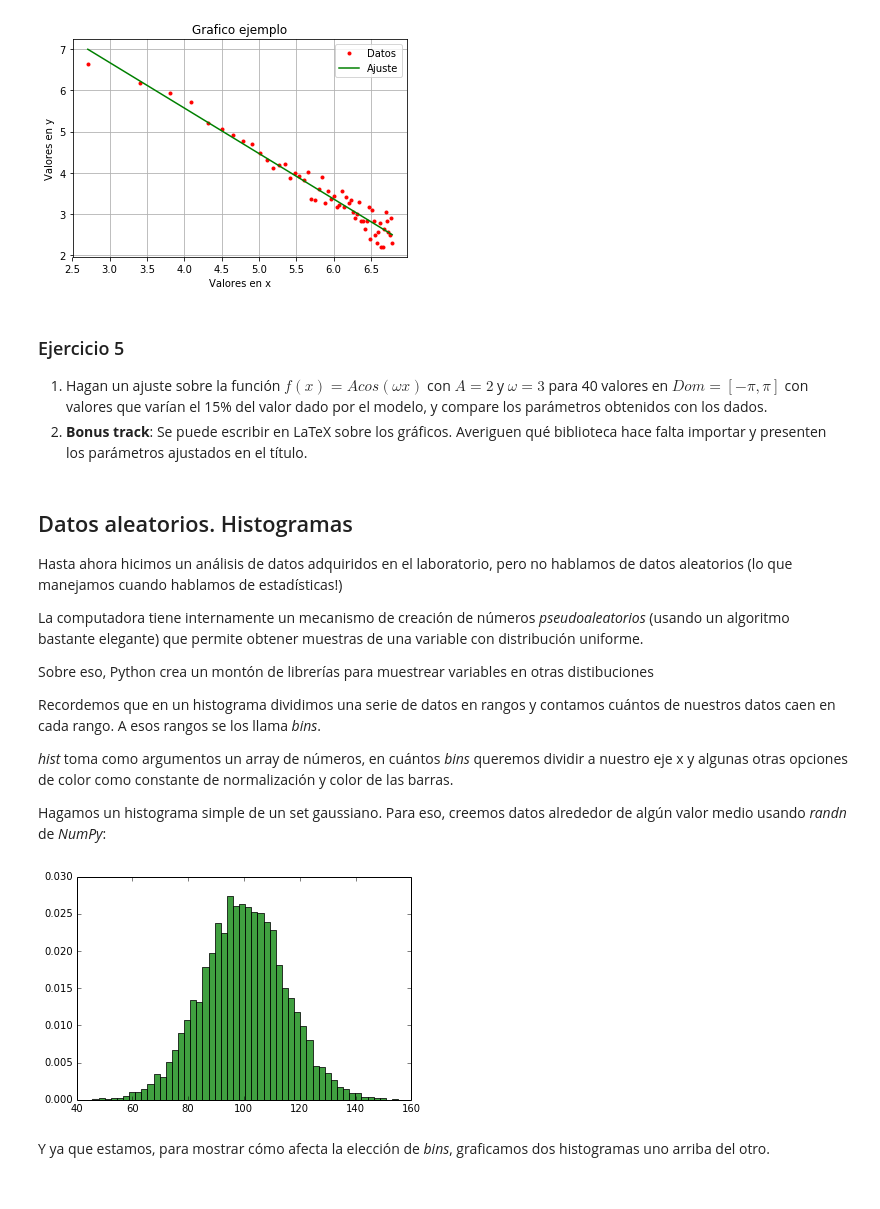
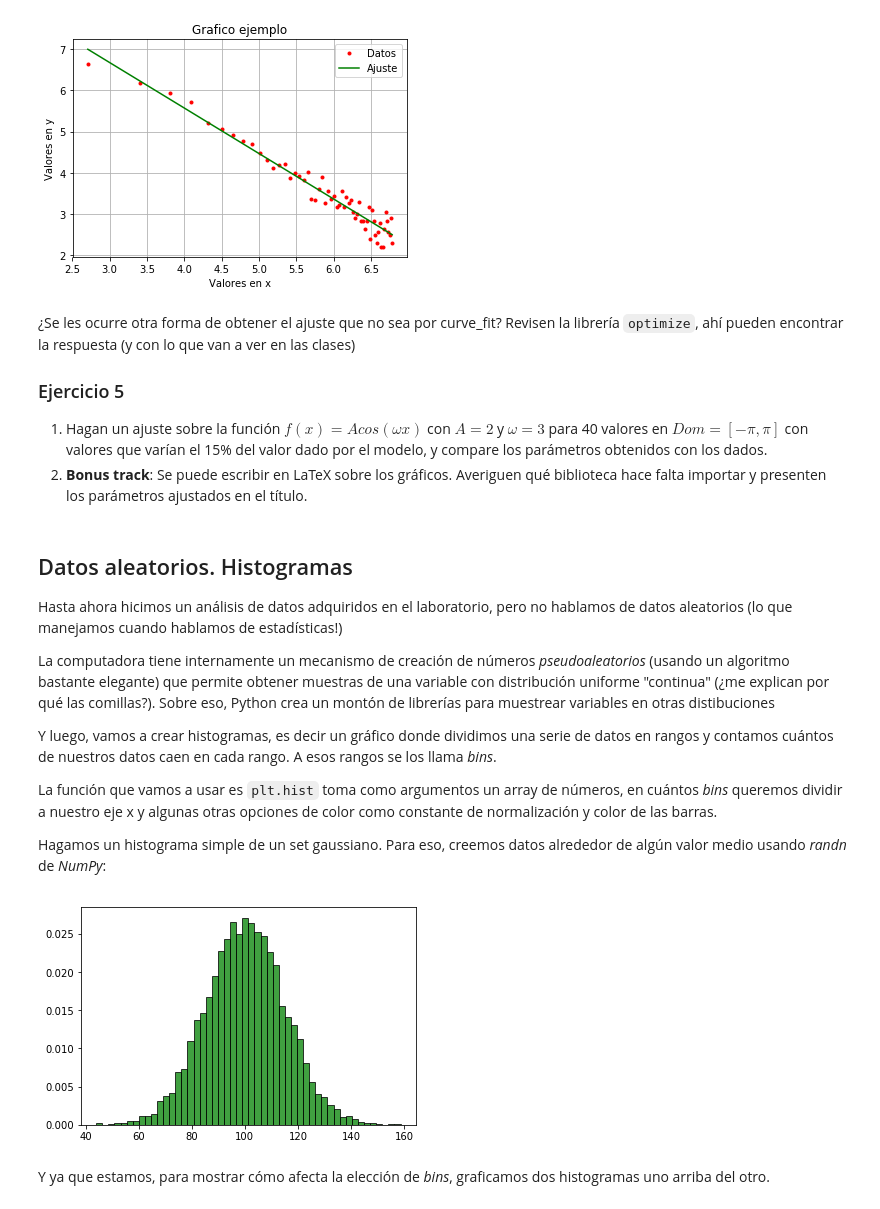
Before and after one commit to fifabsas/talleresfifabsas, a Jupyter notebook: python/Incertezas/numerico.ipynb, the cells around one changed output. Drawn from its saved outputs; the diff is of its cells as text; code cells hidden in the pictures.

```diff
--- a/python/Incertezas/numerico.ipynb
+++ b/python/Incertezas/numerico.ipynb
@@ -361,6 +383,8 @@ plt.show()
 # %% [output]
 [figure]
 # %% [markdown]
+¿Se les ocurre otra forma de obtener el ajuste que no sea por curve_fit? Revisen la librería `optimize`, ahí pueden encontrar la respuesta (y con lo que van a ver en las clases)
+
 ### Ejercicio 5
 1. Hagan un ajuste sobre la función $f(x) = Acos(\omega x)$ con $A = 2$ y $\omega = 3$ para 40 valores en $Dom = [-\pi, \pi]$ con valores que varían el 15% del valor dado por el modelo, y compare los parámetros obtenidos con los dados.
 2. **Bonus track**: Se puede escribir en LaTeX sobre los gráficos. Averiguen qué biblioteca hace falta importar y presenten los parámetros ajustados en el título.
@@ -371,25 +395,24 @@ plt.show()
 
 Hasta ahora hicimos un análisis de datos adquiridos en el laboratorio, pero no hablamos de datos aleatorios (lo que manejamos cuando hablamos de estadísticas!)
 
-La computadora tiene internamente un mecanismo de creación de números _pseudoaleatorios_ (usando un algoritmo bastante elegante) que permite obtener muestras de una variable con distribución uniforme.
+La computadora tiene internamente un mecanismo de creación de números _pseudoaleatorios_ (usando un algoritmo bastante elegante) que permite obtener muestras de una variable con distribución uniforme "continua" (¿me explican por qué las comillas?). Sobre eso, Python crea un montón de librerías para muestrear variables en otras distibuciones
 
-Sobre eso, Python crea un montón de librerías para muestrear variables en otras distibuciones
+Y luego, vamos a crear histogramas, es decir un gráfico donde dividimos una serie de datos en rangos y contamos cuántos de nuestros datos caen en cada rango. A esos rangos se los llama _bins_.
 
-Recordemos que en un histograma dividimos una serie de datos en rangos y contamos cuántos de nuestros datos caen en cada rango. A esos rangos se los llama _bins_.
-
-_hist_ toma como argumentos un array de números, en cuántos _bins_ queremos dividir a nuestro eje x y algunas otras opciones de color como constante de normalización y color de las barras.
+La función que vamos a usar es `plt.hist` toma como argumentos un array de números, en cuántos _bins_ queremos dividir a nuestro eje x y algunas otras opciones de color como constante de normalización y color de las barras.
 
 Hagamos un histograma simple de un set gaussiano. Para eso, creemos datos alrededor de algún valor medio usando _randn_ de _NumPy_:
 # %%
 mu, sigma = 100, 15 # mu es mi valor medio, sigma la desviación
-x = mu + sigma*np.random.randn(10000) # le sumo ruido gaussiano a mu
+x = mu + sigma * np.random.randn(10000) # Ya deben saber, que z = (x - mu)/s es una N(0,1)
 
-n, bins, patches = plt.hist(x, bins=50, normed=1, facecolor='green', alpha=0.75)
+n, bins, patches = plt.hist(x, bins=50, normed=1, facecolor='green',
+                            edgecolor='black', alpha=0.75)
 # en la variable n se encuentran los datos del histograma
 # bins es un vector con los bordes de los rangos de datos
 # patches no nos interesa en general
 # %% [output]
-[figure, old version]
+[figure, new version]
 # %% [markdown]
 Y ya que estamos, para mostrar cómo afecta la elección de _bins_, graficamos dos histogramas uno arriba del otro.
 # %%
```
Also changed, not shown: parts of 21 cells of this notebook.
